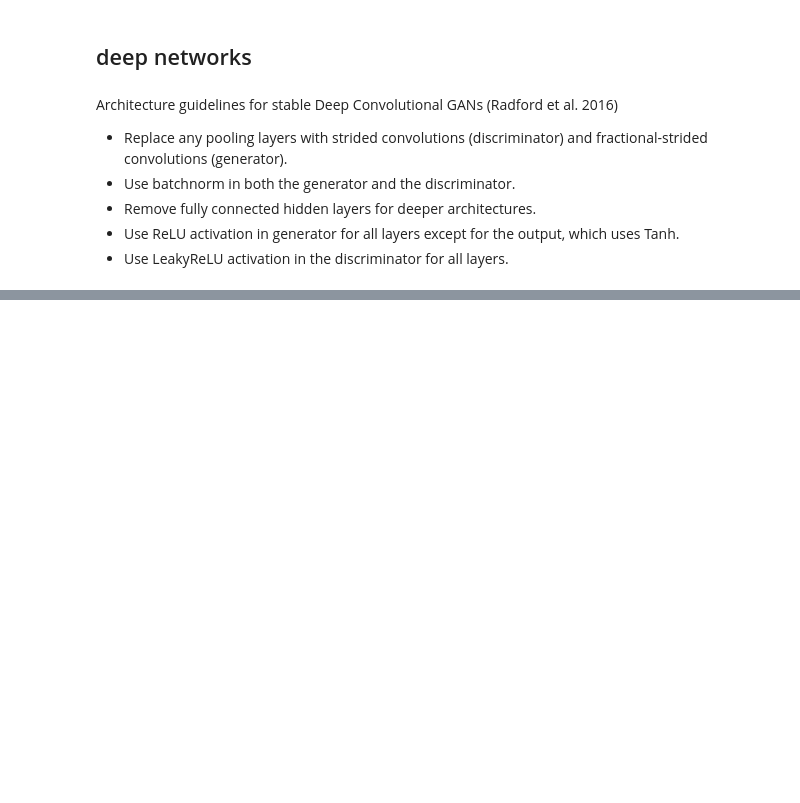
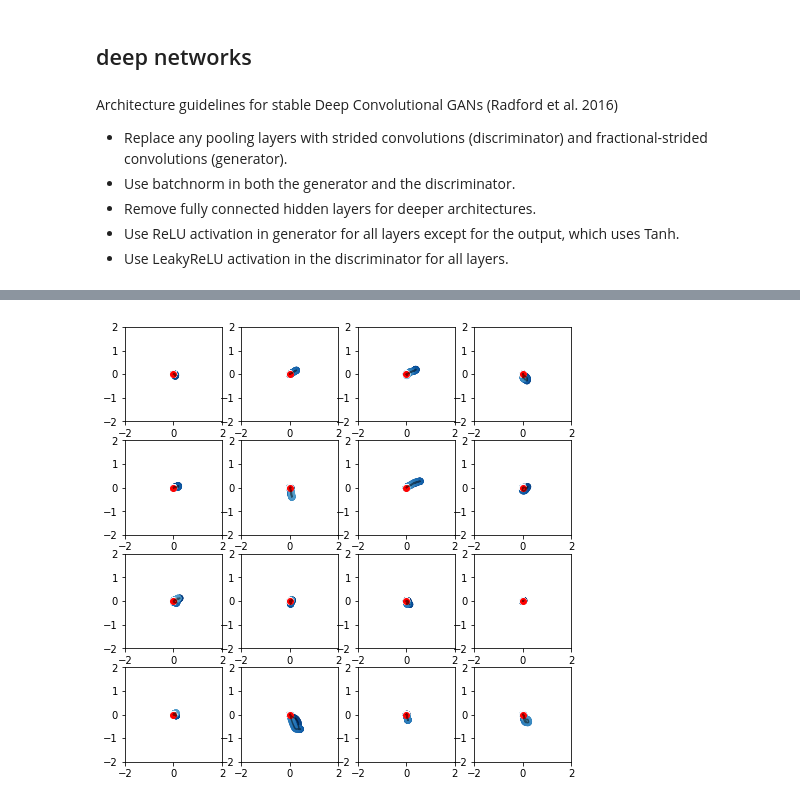
Before and after one commit to AmedeeRoy/BirdGAN, a Jupyter notebook: code/2_gan_vs_hmm_200_steps_SD.ipynb, the cells around one changed output, grey strips where cells are left out. Cells and saved outputs as stored; diff of their text form; code cells hidden in the pictures; blank space fills up the shorter version.

```diff
--- a/code/2_gan_vs_hmm_200_steps_SD.ipynb
+++ b/code/2_gan_vs_hmm_200_steps_SD.ipynb
@@ -333,0 +394,92 @@ torch.save(discriminator, 'SD_200_steps_D.pt')
+# %%
+generator = CNNGenerator2().to(device)
+discriminator = CNNDiscriminator2().to(device)
+
+### WEIGHT INITIALIZATION
+generator.apply(weights_init)
+discriminator.apply(weights_init)
+
+criterion = nn.BCELoss()
+
+lr = 0.0002
+optim_d = optim.Adam(discriminator.parameters(), lr=lr, betas=(0.5, 0.999))
+optim_g = optim.Adam(generator.parameters(),lr= lr, betas=(0.5, 0.999))
+# %%
+# Train the model
+nb_epoch = 5000
+score = []
+
+time_start = time.perf_counter()
+epoch = 0
+for i in progressbar.progressbar(range(nb_epoch)):
+    epoch +=1
+    loss_g_running, loss_d_real_running, loss_d_fake_running = 0, 0, 0
+    for batch, x in enumerate(train_loader):
+
+        #### TRAIN DISCRIMINATOR
+        ## true samples
+        x = x.to(device)
+        batch_size = x.shape[0]
+
+        target_ones = torch.ones((batch_size, 1), device=device)
+        target_zeros = torch.zeros((batch_size, 1), device=device)
+
+        discriminator.zero_grad()
+        pred_real = discriminator(x)
+        loss_real = criterion(pred_real, target_ones)
+
+        ## false samples
+        z = torch.randn((batch_size, 256, 1), device=device)
+        with torch.no_grad():
+            fake_samples = generator(z)
+        pred_fake = discriminator(fake_samples)
+        loss_fake = criterion(pred_fake, target_zeros)
+
+        # combine
+        loss = (loss_real + loss_fake) / 2
+        loss.backward()
+        optim_d.step()
+
+        loss_d_real_running += loss_real.item()
+        loss_d_fake_running += loss_fake.item()
+
+        #### TRAIN GENERATOR
+        generator.zero_grad()
+        z = torch.randn((batch_size, 256, 1), device=device)
+
+        generated = generator(z)
+        classifications = discriminator(generated)
+        loss = criterion(classifications, target_ones) +  10*torch.mean((periodogram(generated) - periodogram(x))**2)
+        loss.backward()
+        optim_g.step()
+
+        loss_g_running += loss.item()
+
+        score.append(torch.mean((periodogram(generated) - periodogram(x))**2))
+
+    if epoch%500 == 0:
+        print('\nEpoch [{}/{}] -----------------------------------------------------------------------------'
+            .format(epoch+1, nb_epoch, i, len(train_loader)))
+        print('G: {}, Dr : {}, Df : {}'
+            .format(np.round(loss_g_running/batch_size, 2), np.round(loss_d_real_running/batch_size, 2), np.round(loss_d_fake_running/batch_size, 2)))
+
+        nb = 16
+        z = torch.randn((nb, 256, 1), device=device)
+        with torch.no_grad():
+          generated = generator(z)
+
+        traj_sim = generated.cpu().detach().numpy()
+
+        plt.figure(figsize = (8,8))
+
+        for i in range(16):
+          plt.subplot(4,4,i+1)
+          plt.plot(traj_sim[i,0,:], traj_sim[i,1,:], c = 'black', alpha = 0.5)
+          plt.scatter(traj_sim[i,0,:], traj_sim[i,1,:], c=np.arange(padding), cmap='Blues_r')
+          plt.scatter(0,0, c = 'red')
+          plt.xlim(-2,2)
+          plt.ylim(-2,2)
+
+        plt.show()
+        plt.close()
+# %% [output]
@@ -333,0 +489 @@ torch.save(discriminator, 'SD_200_steps_D.pt')
+[figure, added]
```
Also changed, not shown: parts of 38 cells of this notebook, 22 other files.
